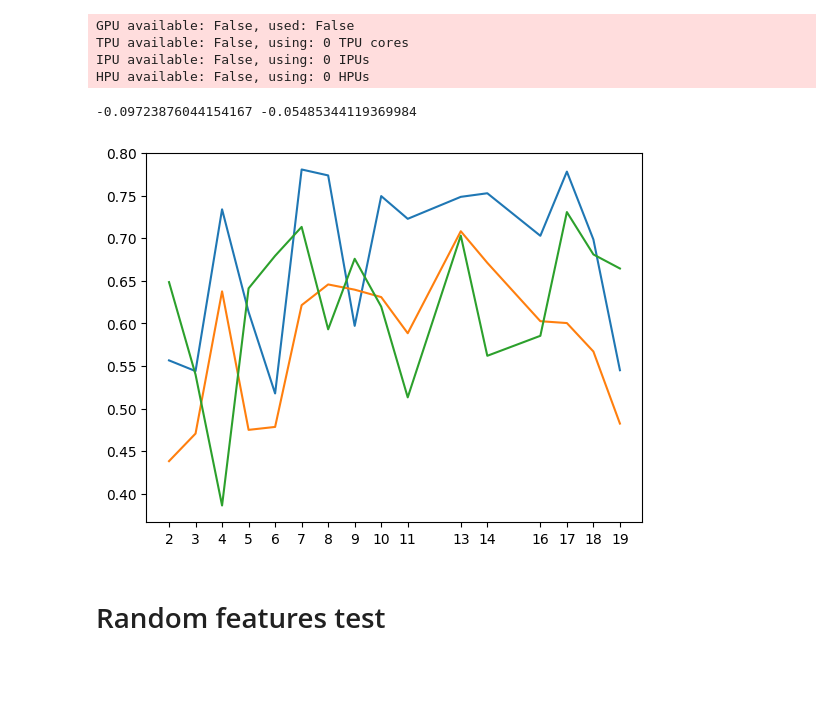
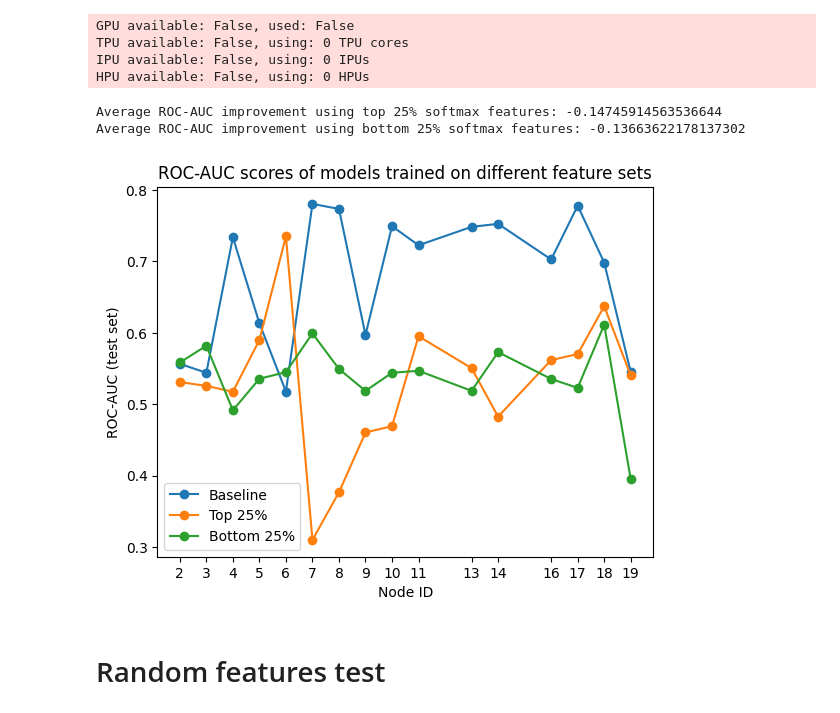
Before and after one commit to prahtz/nlp-ad-m100, a Jupyter notebook: nlp_ad_m100.ipynb, the cells around one changed output. Drawn from its saved outputs; the diff is of its cells as text; code cells hidden in the pictures; blank space fills up the shorter version.

```diff
--- a/nlp_ad_m100.ipynb
+++ b/nlp_ad_m100.ipynb
@@ -651,6 +754,7 @@ plt.xlabel("Feature description ID")
 # %%
 for node in rack_0:
     set_seed(seed)
+    file_path = root_path / f"{node}.parquet"
     train_dataset = TimeAggregatedNode(root_path=file_path, descriptions_path="descriptions.csv", split="train", window_size=window_size)
     test_dataset = TimeAggregatedNode(root_path=file_path, descriptions_path="descriptions.csv", split="test", window_size=window_size)
     train_loader = DataLoader(
@@ -785,6 +1005,5 @@ for node in rack_0:
         num_workers=num_workers,
         collate_fn=batch_collator_fn,
     )
-    num_features = len(top_features)
-    model = RUADModule(RUAD(num_features), lr=lr, optimizer="adam")
+    model = RUADModule(RUAD(len(top_features)), lr=lr, optimizer="adam")
     train(model, train_loader, test_loader, name=f"lr{lr}/RUAD_topperc{top_percent}_{node}", num_epochs=10)
@@ -821,6 +1156,5 @@ for node in rack_0:
         num_workers=num_workers,
         collate_fn=batch_collator_fn,
     )
-    num_features = len(top_features)
-    model = RUADModule(RUAD(num_features), lr=lr, optimizer="adam")
+    model = RUADModule(RUAD(len(bot_features)), lr=lr, optimizer="adam")
     train(model, train_loader, test_loader, name=f"lr{lr}/RUAD_botperc{bottom_percent}_{node}", num_epochs=10)
@@ -845,7 +1295,7 @@ for node in rack_0:
 
     batch_collator_fn = partial(batch_collator, features_idx=top_features)
     test_loader = DataLoader(dataset=test_dataset, batch_size=batch_size, num_workers=num_workers, collate_fn=batch_collator_fn)
-    model = RUAD(int(num_features * 0.25))
+    model = RUAD(len(top_features))
     model_top = RUADModule.load_from_checkpoint(
         f"runs/lr{lr}/RUAD_topperc0.25_{node}/version_0/checkpoints/best.ckpt", map_location="cpu", model=model, lr=lr
     )
@@ -853,7 +1303,7 @@ for node in rack_0:
 
     batch_collator_fn = partial(batch_collator, features_idx=bottom_features)
     test_loader = DataLoader(dataset=test_dataset, batch_size=batch_size, num_workers=num_workers, collate_fn=batch_collator_fn)
-    model = RUAD(int(num_features * 0.25))
+    model = RUAD(len(bot_features))
     model_bot = RUADModule.load_from_checkpoint(
         f"runs/lr{lr}/RUAD_botperc0.25_{node}/version_0/checkpoints/best.ckpt", map_location="cpu", model=model, lr=lr
     )
@@ -871,16 +1321,23 @@ for node in rack_0:
 avg_top_roc_improvement /= len(rack_0)
 avg_bot_roc_improvement /= len(rack_0)
 
-print(avg_top_roc_improvement, avg_bot_roc_improvement)
+print("Average ROC-AUC improvement using top 25% softmax features:", avg_top_roc_improvement)
+print("Average ROC-AUC improvement using bottom 25% softmax features:", avg_bot_roc_improvement)
 # %% [output]
--0.09723876044154167 -0.05485344119369984
+Average ROC-AUC improvement using top 25% softmax features: -0.14745914563536644
+Average ROC-AUC improvement using bottom 25% softmax features: -0.13663622178137302
 # %%
-plt.plot(rack_0, [results_baseline[node] for node in rack_0])
-plt.plot(rack_0, [results_top[node] for node in rack_0])
-plt.plot(rack_0, [results_bot[node] for node in rack_0])
+plt.title("ROC-AUC scores of models trained on different feature sets")
+plt.plot(rack_0, [results_baseline[node] for node in rack_0], marker="o", label="Baseline")
+plt.plot(rack_0, [results_top[node] for node in rack_0], marker="o", label="Top 25%")
+plt.plot(rack_0, [results_bot[node] for node in rack_0], marker="o", label="Bottom 25%")
 plt.xticks(rack_0)
+plt.ylabel("ROC-AUC (test set)")
+plt.xlabel("Node ID")
+plt.legend()
+plt.show()
 # %% [output]
-[figure, old version]
+[figure, new version]
 # %% [markdown]
 # Random features test
 # %%
```
Also changed, not shown: parts of 17 cells of this notebook.
